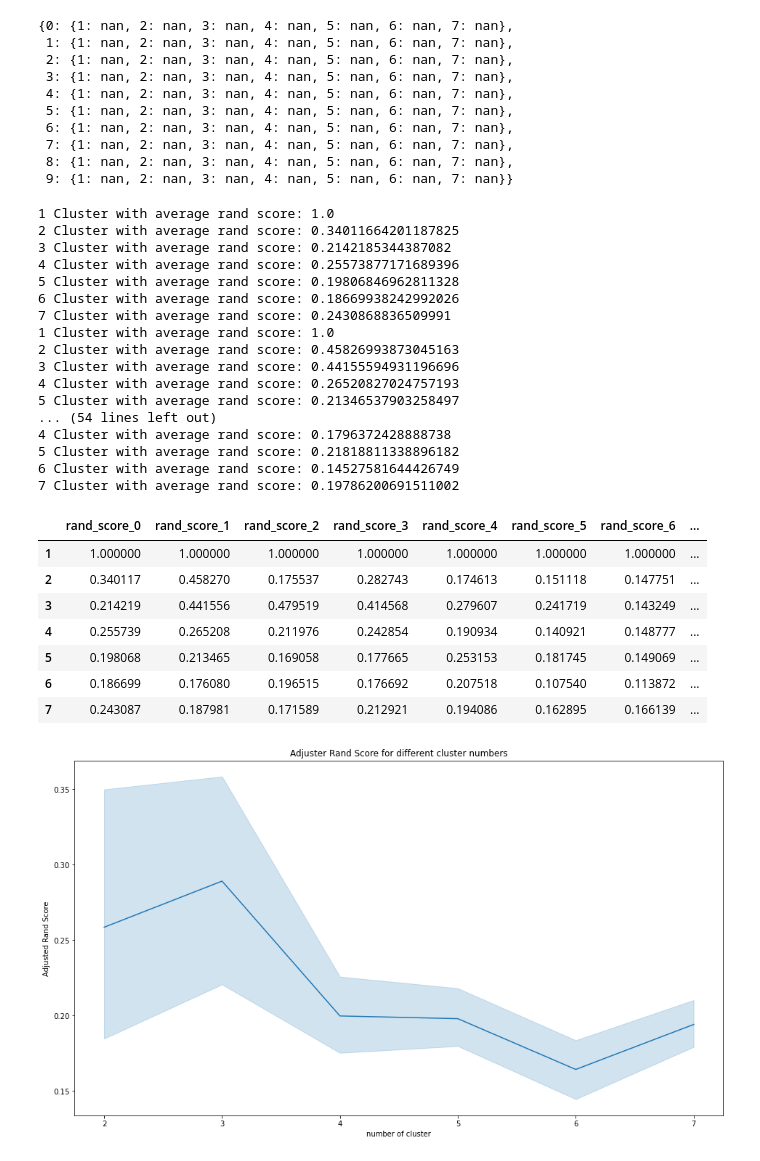
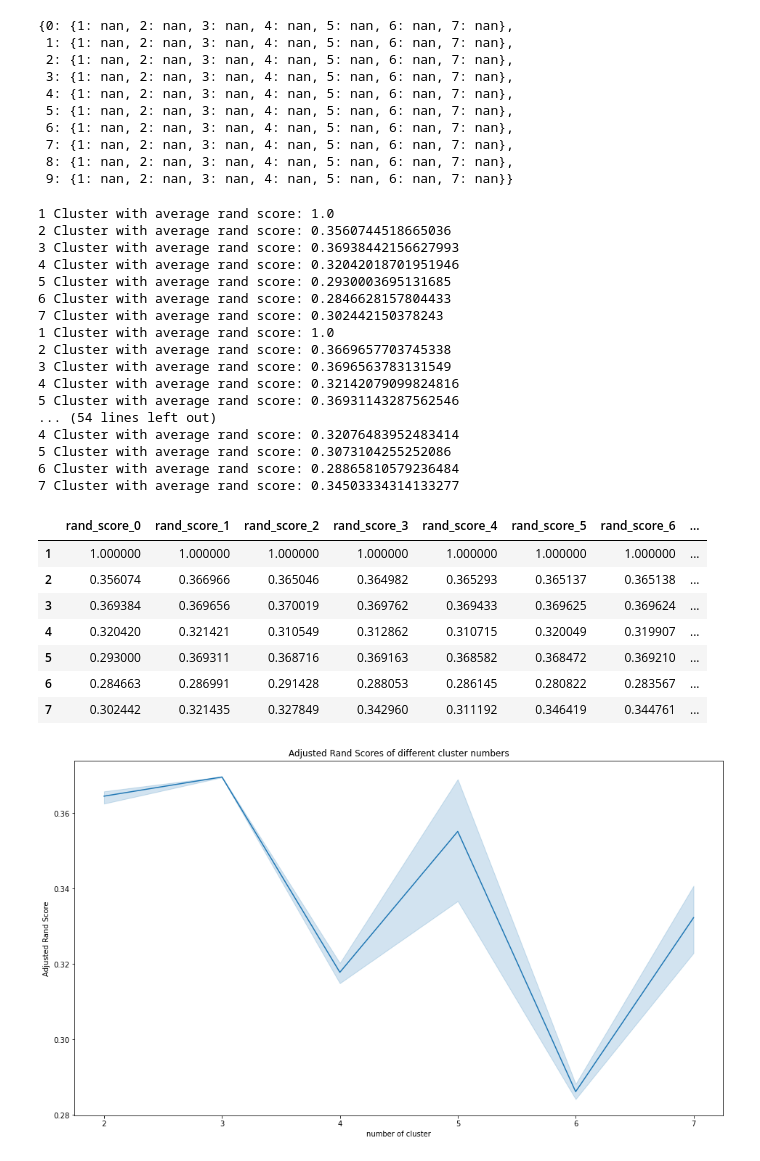
Before and after one commit to anuarsantoyo/master-thesis, a Jupyter notebook: clustering/Experiments_Clustering.ipynb, the cells around one changed output. Saved outputs shown, nothing was run; the diff lists cells and outputs as text; code cells hidden in the pictures.

```diff
--- a/clustering/Experiments_Clustering.ipynb
+++ b/clustering/Experiments_Clustering.ipynb
@@ -31,7 +31,7 @@ To Do: Model specific score with 1 cluster
 # %%
 restart_experiments = False
 n_iterations = 10
-methods = ['gmm_full', 'gmm_tied', 'gmm_diag', 'gmm_spherical', 'kmeans', 'nnmf'] #
+methods = ['gmm_full', 'gmm_tied', 'gmm_diag', 'gmm_spherical', 'kmeans'] #, 'nnmf'
 list_n_cluster = np.arange(1,8,1)
 #if restart_experiments:
 #  random_seeds = np.random.randint(high=200, low=1, size=n_iterations)
@@ -310,22 +310,22 @@ for i in np.arange(n_iterations):
     print(str(n_cluster) + ' Cluster with average rand score: ' + str(avg_rand_score))
 # %% [output]
 1 Cluster with average rand score: 1.0
-2 Cluster with average rand score: 0.34011664201187825
-3 Cluster with average rand score: 0.2142185344387082
-4 Cluster with average rand score: 0.25573877171689396
-5 Cluster with average rand score: 0.19806846962811328
-6 Cluster with average rand score: 0.18669938242992026
-7 Cluster with average rand score: 0.2430868836509991
+2 Cluster with average rand score: 0.3560744518665036
+3 Cluster with average rand score: 0.36938442156627993
+4 Cluster with average rand score: 0.32042018701951946
+5 Cluster with average rand score: 0.2930003695131685
+6 Cluster with average rand score: 0.2846628157804433
+7 Cluster with average rand score: 0.302442150378243
 1 Cluster with average rand score: 1.0
-2 Cluster with average rand score: 0.45826993873045163
-3 Cluster with average rand score: 0.44155594931196696
-4 Cluster with average rand score: 0.26520827024757193
-5 Cluster with average rand score: 0.21346537903258497
+2 Cluster with average rand score: 0.3669657703745338
+3 Cluster with average rand score: 0.3696563783131549
+4 Cluster with average rand score: 0.32142079099824816
+5 Cluster with average rand score: 0.36931143287562546
 ... (54 lines left out)
-4 Cluster with average rand score: 0.1796372428888738
-5 Cluster with average rand score: 0.21818811338896182
-6 Cluster with average rand score: 0.14527581644426749
-7 Cluster with average rand score: 0.19786200691511002
+4 Cluster with average rand score: 0.32076483952483414
+5 Cluster with average rand score: 0.3073104255252086
+6 Cluster with average rand score: 0.28865810579236484
+7 Cluster with average rand score: 0.34503334314133277
 # %%
 # Create DataFrames
 df_rand_scores = pd.DataFrame.from_dict(dict_rand_scores)
@@ -340,19 +340,19 @@ df_rand_scores
 # %% [output]
 |  | rand_score_0 | rand_score_1 | rand_score_2 | rand_score_3 | rand_score_4 | rand_score_5 | rand_score_6 | ... |
 | 1 | 1.000000 | 1.000000 | 1.000000 | 1.000000 | 1.000000 | 1.000000 | 1.000000 | ... |
-| 2 | 0.340117 | 0.458270 | 0.175537 | 0.282743 | 0.174613 | 0.151118 | 0.147751 | ... |
-| 3 | 0.214219 | 0.441556 | 0.479519 | 0.414568 | 0.279607 | 0.241719 | 0.143249 | ... |
-| 4 | 0.255739 | 0.265208 | 0.211976 | 0.242854 | 0.190934 | 0.140921 | 0.148777 | ... |
-| 5 | 0.198068 | 0.213465 | 0.169058 | 0.177665 | 0.253153 | 0.181745 | 0.149069 | ... |
-| 6 | 0.186699 | 0.176080 | 0.196515 | 0.176692 | 0.207518 | 0.107540 | 0.113872 | ... |
-| 7 | 0.243087 | 0.187981 | 0.171589 | 0.212921 | 0.194086 | 0.162895 | 0.166139 | ... |
+| 2 | 0.356074 | 0.366966 | 0.365046 | 0.364982 | 0.365293 | 0.365137 | 0.365138 | ... |
+| 3 | 0.369384 | 0.369656 | 0.370019 | 0.369762 | 0.369433 | 0.369625 | 0.369624 | ... |
+| 4 | 0.320420 | 0.321421 | 0.310549 | 0.312862 | 0.310715 | 0.320049 | 0.319907 | ... |
+| 5 | 0.293000 | 0.369311 | 0.368716 | 0.369163 | 0.368582 | 0.368472 | 0.369210 | ... |
+| 6 | 0.284663 | 0.286991 | 0.291428 | 0.288053 | 0.286145 | 0.280822 | 0.283567 | ... |
+| 7 | 0.302442 | 0.321435 | 0.327849 | 0.342960 | 0.311192 | 0.346419 | 0.344761 | ... |
 # %%
 fig, ax = plt.subplots(figsize=(16, 9))
 sns.lineplot(data=df_rand_scores_plot[df_rand_scores_plot['n_cluster'] != 1], x='n_cluster', y='rand_score')
-plt.title('Adjuster Rand Score for different cluster numbers')
+plt.title('Adjusted Rand Scores of different cluster numbers')
 ax.set_ylabel('Adjusted Rand Score')
 ax.set_xlabel('number of cluster')
 fig.savefig("images/clustering_rand_score.png")
 plt.show()
 # %% [output]
-[figure, old version]
+[figure, new version]
```
Also changed, not shown: 6 other files.
